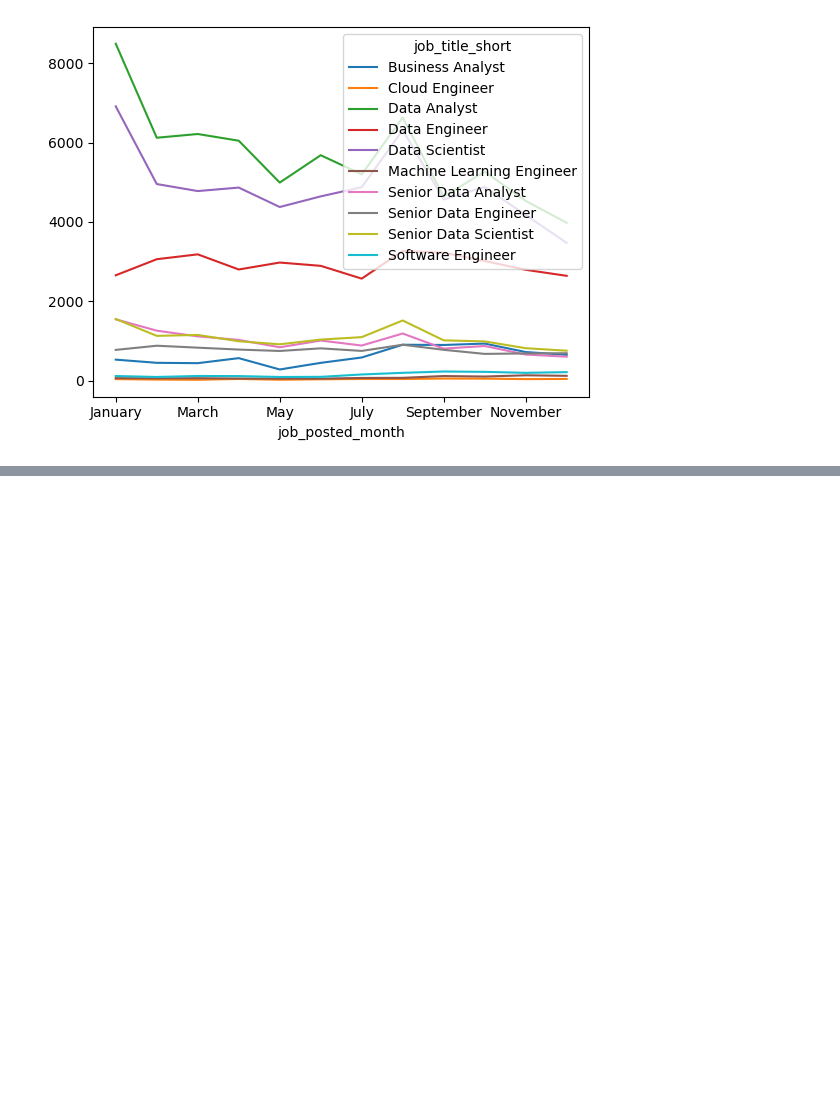
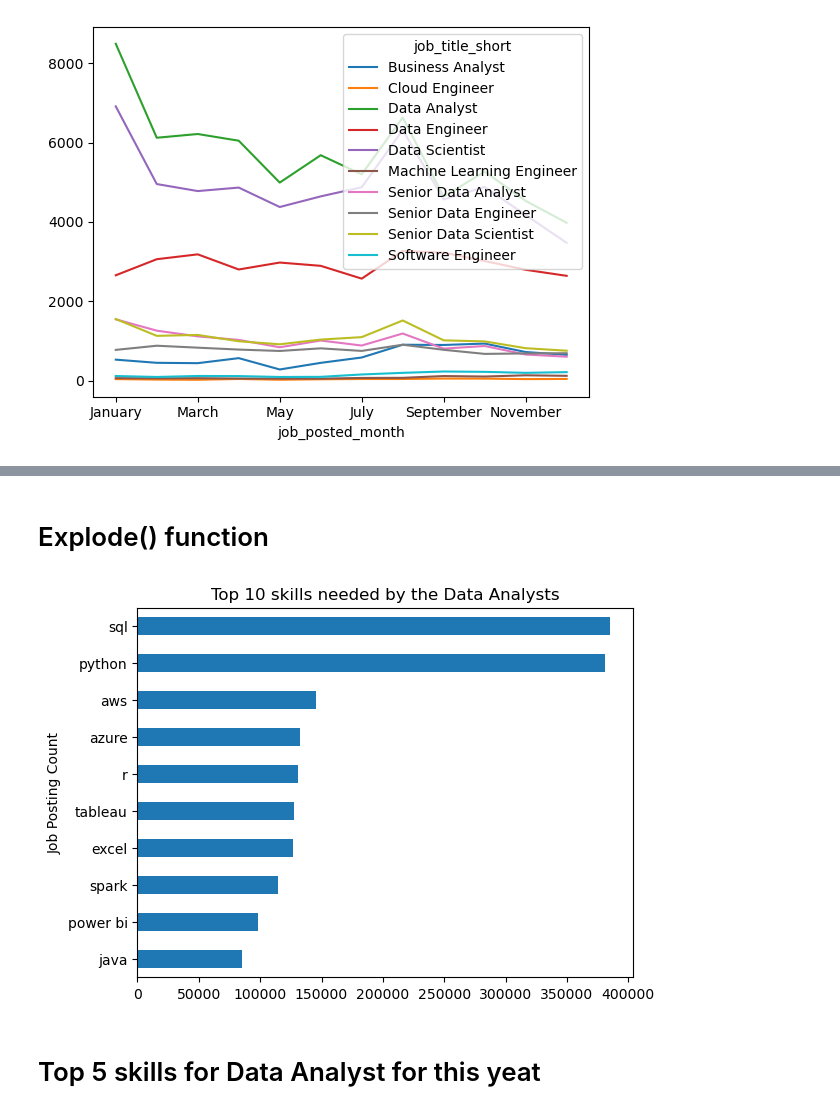
Before and after one commit to Aarthi-T/Job-Data-Project, a Jupyter notebook: 2-Advanced/2_Data transformation and viz.ipynb, the cells around one changed output, grey strips where cells are left out. Cells and saved outputs as stored; diff of their text form; code cells hidden in the pictures; blank space fills up the shorter version.

```diff
--- a/2-Advanced/2_Data transformation and viz.ipynb
+++ b/2-Advanced/2_Data transformation and viz.ipynb
@@ -330,0 +500,15 @@ KeyError: "None of [Index([67816, 58830, 35080], dtype='int64', name='job_title_
+# %% [markdown]
+# Explode() function
+# %%
+import pandas as pd
+import matplotlib.pyplot as plt
+from datasets import load_dataset
+data = load_dataset('lukebarousse/data_jobs')
+df = data['train'].to_pandas()
+df['job_posted_date'] = pd.to_datetime(df['job_posted_date'])
+df['job_skills'] = df['job_skills'].apply(lambda skill_list : ast.literal_eval(skill_list) if pd.notna(skill_list) else skill_list)
+# %%
+df_exploded = df.explode('job_skills')
+skills_count = df_exploded.groupby(['job_skills','job_title']).size()
+df_skills_count = skills_count.reset_index(name='skills_count')
+df_skills_count = df_skills_count.sort_values('skills_count', ascending=False)
@@ -330,0 +522,10 @@ KeyError: "None of [Index([67816, 58830, 35080], dtype='int64', name='job_title_
+# %%
+df_exploded['job_skills'].value_counts().head(10).plot(kind='barh')
+plt.gca().invert_yaxis()
+plt.title(f'Top {top_skills} skills needed by the {job_title}s')
+plt.ylabel('Job Posting Count')
+plt.legend().set_visible(False)
+# %% [output]
+[figure, added]
+# %% [markdown]
+# Top 5 skills for Data Analyst for this yeat
```
Also changed, not shown: parts of 41 cells of this notebook, 16 other files.
